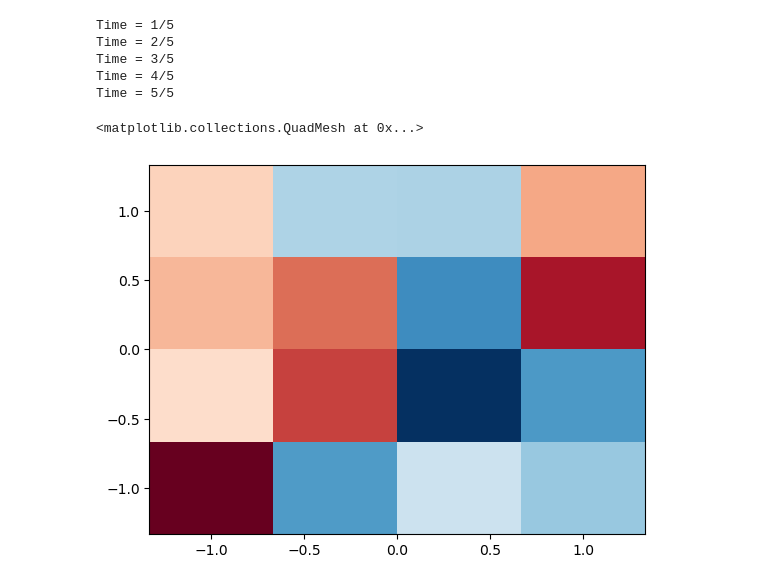
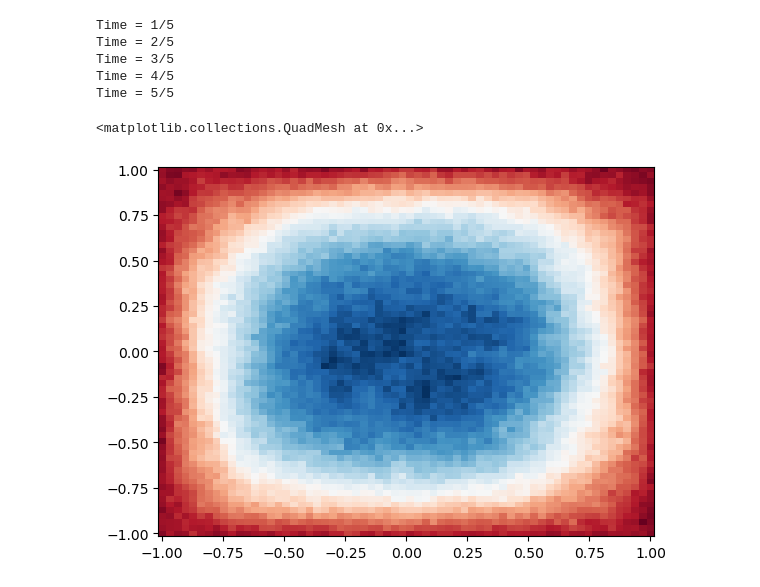
Before and after one commit to Jdss026/isin-models, a Jupyter notebook: notebooks/miller/2d_langevin.ipynb, the cells around one changed output. Cells and saved outputs as stored; diff of their text form; code cells hidden in the pictures.

```diff
--- a/notebooks/miller/2d_langevin.ipynb
+++ b/notebooks/miller/2d_langevin.ipynb
@@ -80,9 +80,9 @@ tensor([[-4.,  1.,  0.,  1.,  0.,  0.,  0.,  0.,  0.],
 # %%
 
 # Simulating the TDGL equation
-a, b, k = 1.0, 1.0, 100.0 #configuração: (a<0, b>0) ou (a>0, b>0)
+a, b, k = -1.0, 1.0, 100.0 #configuração: (a<0, b>0) ou (a>0, b>0)
 dh, dt = 1.0, 1e-3
-Ng, Tf = 4, 10001
+Ng, Tf = 64, 10001
 
 a = torch.tensor(a, device='cpu')
 b = torch.tensor(b, device='cpu')
@@ -147,7 +147,7 @@ def laplacian(n):
 
     return coo_matrix
 
-def integrate(L, x, y, u):
+def integrate(L, u):
     '''  simulates the equation and plots it at different instants '''
 
     #f = plt.figure(figsize=(15, 15), dpi=80);
@@ -216,16 +216,16 @@ Time = 5/5
 # %%
 ## visualizar a configuração final individualmente
 
 x = torch.linspace(-1, 1, Ng)
 y = torch.linspace(-1, 1, Ng)
 X, Y = torch.meshgrid(x, y)
 
-u = master_list[4]
+u = master_list[0]
 u = u.view((Ng, Ng))
 u = u.cpu()
 U = u.numpy()
 
 plt.pcolormesh(x,y,U, cmap=plt.cm.RdBu)
 # %% [output]
 <matplotlib.collections.QuadMesh at 0x...>
-[figure, old version]
+[figure, new version]
```
Also changed, not shown: parts of 4 cells of this notebook.
